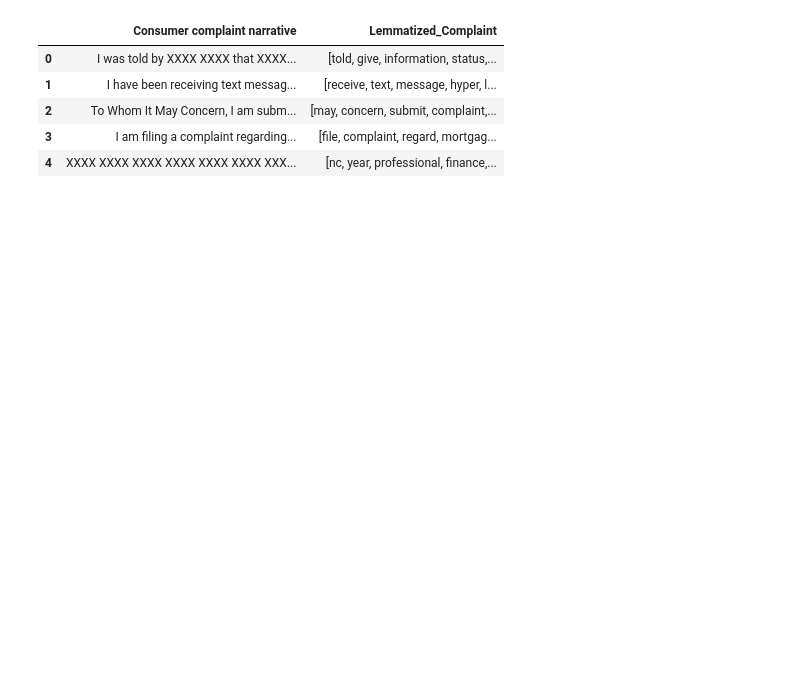
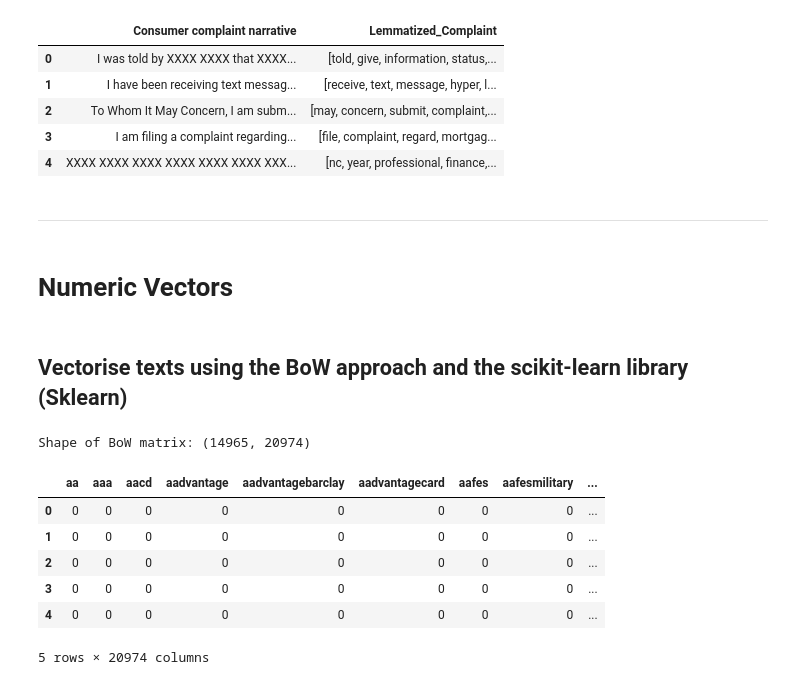
Before and after one commit to melaniedaniel7/CFPB-Text-Analysis-Using-NLP-Techniques, a Jupyter notebook: Text_Cleaning.ipynb, the cells around one changed output. Drawn from its saved outputs; the diff is of its cells as text; code cells hidden in the pictures; blank space fills up the shorter version.

```diff
--- a/Text_Cleaning.ipynb
+++ b/Text_Cleaning.ipynb
@@ -55,7 +77,7 @@ I was told by XXXX XXXX that XXXX XXXX XXXX  gave them information about the sta
 # %%
 # Import libraries and download NLTK resources for text cleaning
 import nltk
-# These libraries were not mentioned in phase 1 and were an additional add-on for efficient text preprocessing in phase 2
+# These libraries were not mentioned in phase 1 and were an additional add-on for efficient text preprocessing
 import re
 import string
 
@@ -92,10 +114,11 @@ def get_wordnet_pos(treebank_tag):
     else:
         return nltk.corpus.wordnet.NOUN # Default to noun if not found
 
-# Function to clean the text by converting text to lowercase and removing punctuation
+# Function to clean the text by converting text to lowercase, removing digits, removing punctuation, and removing redacted text represented by x's
 def clean_text(text):
     if isinstance(text, str):
         text = text.lower()
+        text = re.sub(r'\d+', '', text)
         # Remove patterns like 'xxxx' and 'xxxxyear'
         text = re.sub(r'x{2,}', '', text) # This will remove 'xxxx' and 'xxxxyear' will become 'year'
         text = text.translate(str.maketrans('', '', string.punctuation))
@@ -207,3 +233,35 @@ display(df[['Consumer complaint narrative', 'Lemmatized_Complaint']].head())
 | 2 | To Whom It May Concern, I am subm... | [may, concern, submit, complaint,... |
 | 3 | I am filing a complaint regarding... | [file, complaint, regard, mortgag... |
 | 4 | XXXX XXXX XXXX XXXX XXXX XXXX XXX... | [nc, year, professional, finance,... |
+# %% [markdown]
+
+
+---
+# %% [markdown]
+# **Numeric Vectors**
+# %% [markdown]
+## **Vectorise texts using the BoW approach and the scikit-learn library (Sklearn)**
+# %%
+# BoW approach
+from sklearn.feature_extraction.text import CountVectorizer
+
+# Join the lemmatized tokens into a single string for each complaint
+df['Lemmatized_Complaint_String'] = df['Lemmatized_Complaint'].apply(lambda x: ' '.join(x))
+
+vect = CountVectorizer()
+BoW_matrix = vect.fit_transform(df['Lemmatized_Complaint_String'])
+
+# Create a DataFrame for the BoW matrix, using the feature names
+BoW_df = pd.DataFrame(BoW_matrix.toarray(), columns=vect.get_feature_names_out())
+
+print("Shape of BoW matrix:", BoW_matrix.shape)
+display(BoW_df.head())
+# %% [output]
+Shape of BoW matrix: (14965, 20974)
+|  | aa | aaa | aacd | aadvantage | aadvantagebarclay | aadvantagecard | aafes | aafesmilitary | ... |
+| 0 | 0 | 0 | 0 | 0 | 0 | 0 | 0 | 0 | ... |
+| 1 | 0 | 0 | 0 | 0 | 0 | 0 | 0 | 0 | ... |
+| 2 | 0 | 0 | 0 | 0 | 0 | 0 | 0 | 0 | ... |
+| 3 | 0 | 0 | 0 | 0 | 0 | 0 | 0 | 0 | ... |
+| 4 | 0 | 0 | 0 | 0 | 0 | 0 | 0 | 0 | ... |
+5 rows × 20974 columns
```
Also changed, not shown: parts of 16 cells of this notebook.
